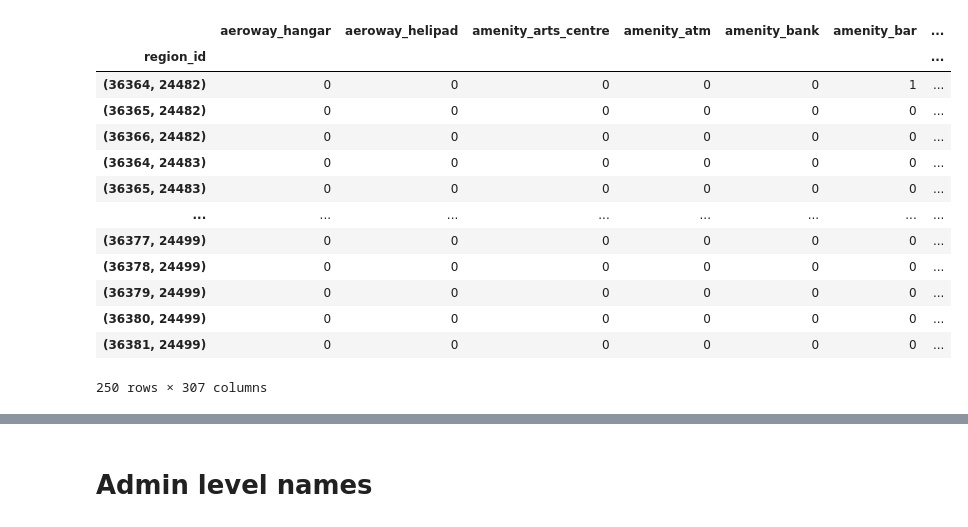
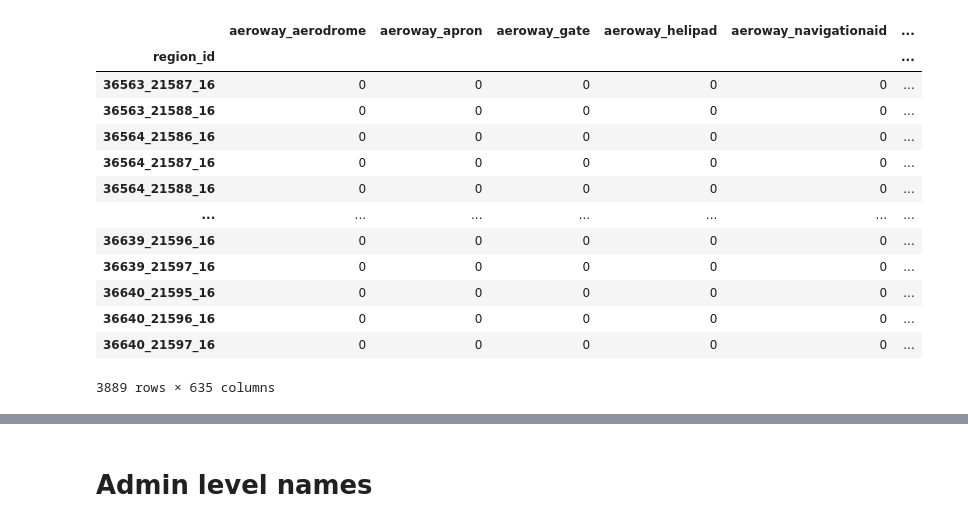
Before and after one commit to kraina-ai/map_diffusion, a Jupyter notebook: workflow_raster/2.get_embeddings.ipynb, the cells around one changed output, grey strips where cells are left out. Cells and saved outputs as stored; diff of their text form; code cells hidden in the pictures.

```diff
--- a/workflow_raster/2.get_embeddings.ipynb
+++ b/workflow_raster/2.get_embeddings.ipynb
@@ -47,20 +85,20 @@ Wroclaw, Poland
 # %%
-pd.read_pickle('data/embeddings/Tirana, Albania.pkl')
+pd.read_pickle('../data/embeddings/Warszawa, PL.pkl')
 # %% [output]
-|  | aeroway_hangar | aeroway_helipad | amenity_arts_centre | amenity_atm | amenity_bank | amenity_bar | ... |
-| region_id |  |  |  |  |  |  | ... |
-| (36364, 24482) | 0 | 0 | 0 | 0 | 0 | 1 | ... |
-| (36365, 24482) | 0 | 0 | 0 | 0 | 0 | 0 | ... |
-| (36366, 24482) | 0 | 0 | 0 | 0 | 0 | 0 | ... |
-| (36364, 24483) | 0 | 0 | 0 | 0 | 0 | 0 | ... |
-| (36365, 24483) | 0 | 0 | 0 | 0 | 0 | 0 | ... |
-| ... | ... | ... | ... | ... | ... | ... | ... |
-| (36377, 24499) | 0 | 0 | 0 | 0 | 0 | 0 | ... |
-| (36378, 24499) | 0 | 0 | 0 | 0 | 0 | 0 | ... |
-| (36379, 24499) | 0 | 0 | 0 | 0 | 0 | 0 | ... |
-| (36380, 24499) | 0 | 0 | 0 | 0 | 0 | 0 | ... |
-| (36381, 24499) | 0 | 0 | 0 | 0 | 0 | 0 | ... |
+|  | aeroway_aerodrome | aeroway_apron | aeroway_gate | aeroway_helipad | aeroway_navigationaid | ... |
+| region_id |  |  |  |  |  | ... |
+| 36563_21587_16 | 0 | 0 | 0 | 0 | 0 | ... |
+| 36563_21588_16 | 0 | 0 | 0 | 0 | 0 | ... |
+| 36564_21586_16 | 0 | 0 | 0 | 0 | 0 | ... |
+| 36564_21587_16 | 0 | 0 | 0 | 0 | 0 | ... |
+| 36564_21588_16 | 0 | 0 | 0 | 0 | 0 | ... |
+| ... | ... | ... | ... | ... | ... | ... |
+| 36639_21596_16 | 0 | 0 | 0 | 0 | 0 | ... |
+| 36639_21597_16 | 0 | 0 | 0 | 0 | 0 | ... |
+| 36640_21595_16 | 0 | 0 | 0 | 0 | 0 | ... |
+| 36640_21596_16 | 0 | 0 | 0 | 0 | 0 | ... |
+| 36640_21597_16 | 0 | 0 | 0 | 0 | 0 | ... |
-250 rows × 307 columns
+3889 rows × 635 columns
 # %%
 folium_map = plot_regions(get_embedding_for_region("Wrocław, PL"), tiles_style="CartoDB positron", colormap=["rgba(0,0,0,0)"])
 df.reset_index().explore(m=folium_map, column=REGIONS_INDEX, cmap=px.colors.qualitative.Bold)
```
Also changed, not shown: parts of 9 cells of this notebook.
